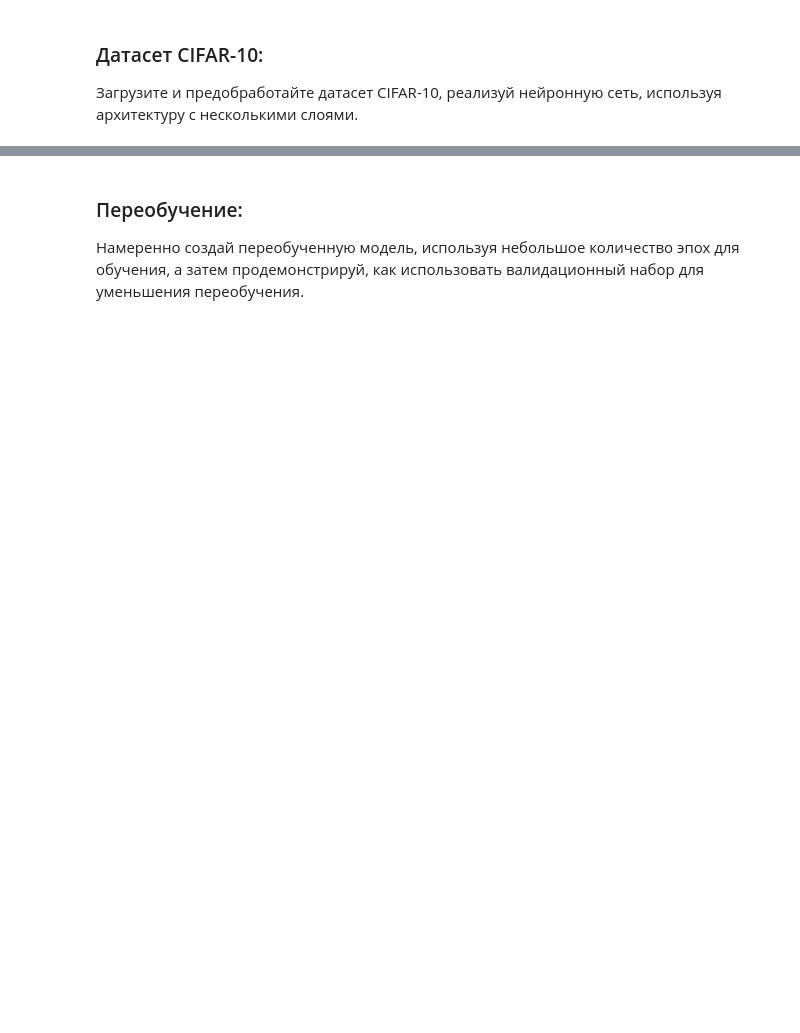
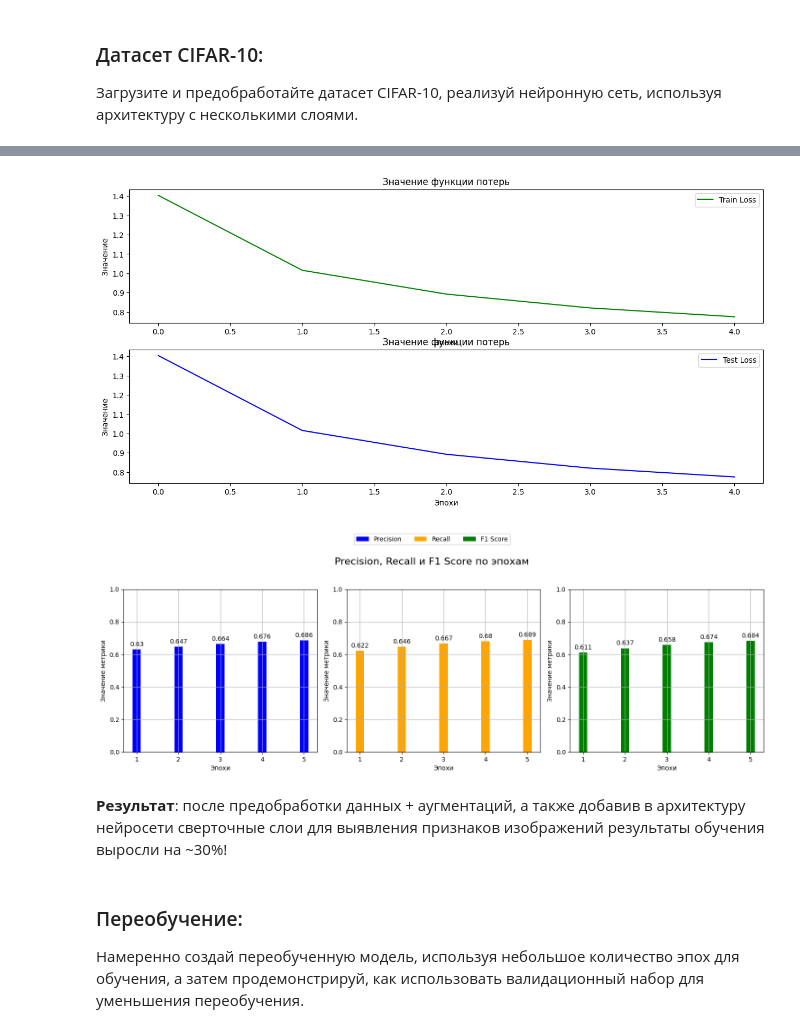
Before and after one commit to makea2018/Pytorch-Learning, a Jupyter notebook: notebooks/module_2.ipynb, the cells around one changed output, grey strips where cells are left out. Cells and saved outputs as stored; diff of their text form; code cells hidden in the pictures; blank space fills up the shorter version.

```diff
--- a/notebooks/module_2.ipynb
+++ b/notebooks/module_2.ipynb
@@ -581,0 +866,13 @@ Epoch: 5/5. Loss: 0.130. Pr: 0.86, R: 0.83, F1: 0.84
+# %%
+# Загрузка датасетов и их предобработка (+ аугментация)
+train_dataset = datasets.CIFAR10(
+    root="../data",
+    train=True,
+    download=True,
+    transform=transform)
+
+test_dataset = datasets.CIFAR10(
+    root="../data",
+    train=False,
+    download=True,
+    transform=transform)
@@ -581,0 +882,13 @@ Epoch: 5/5. Loss: 0.130. Pr: 0.86, R: 0.83, F1: 0.84
+# %%
+# Определение DataLoaders
+train_loader = DataLoader(
+    train_dataset,
+    batch_size=24,
+    shuffle=True
+)
+
+test_loader = DataLoader(
+    test_dataset,
+    batch_size=24,
+    shuffle=True
+)
@@ -581,0 +928,15 @@ Epoch: 5/5. Loss: 0.130. Pr: 0.86, R: 0.83, F1: 0.84
+# %%
+# Обучение модели после предобработки данных (аугментаций)
+cifar_cnn_model = CifarCNN(10, 0.25)
+
+# Обучение моделей
+print("Обучение модели CifarCNN:\n")
+cifar_cnn_model_optimizer = torch.optim.Adam(cifar_cnn_model.parameters())
+cifar_cnn_model_criterion = nn.CrossEntropyLoss()
+cifar_cnn_model_results = train_nn(
+    cifar_cnn_model,
+    train_loader,
+    test_loader,
+    cifar_cnn_model_optimizer,
+    cifar_cnn_model_criterion
+)
@@ -582,3 +951,10 @@ Epoch: 5/5. Loss: 0.130. Pr: 0.86, R: 0.83, F1: 0.84
+# %%
+plot_results(cifar_cnn_model_results)
+# %% [output]
+[figure, added]
+[figure, added]
+# %% [markdown]
+**Результат**: после предобработки данных + аугментаций, а также добавив в архитектуру нейросети сверточные слои для выявления признаков изображений результаты обучения выросли на ~30%!
 # %% [markdown]
 ### Переобучение:
 Намеренно создай переобученную модель, используя небольшое количество эпох для обучения, а затем продемонстрируй, как использовать валидационный набор для уменьшения переобучения.
```
Also changed, not shown: parts of 31 cells of this notebook.
